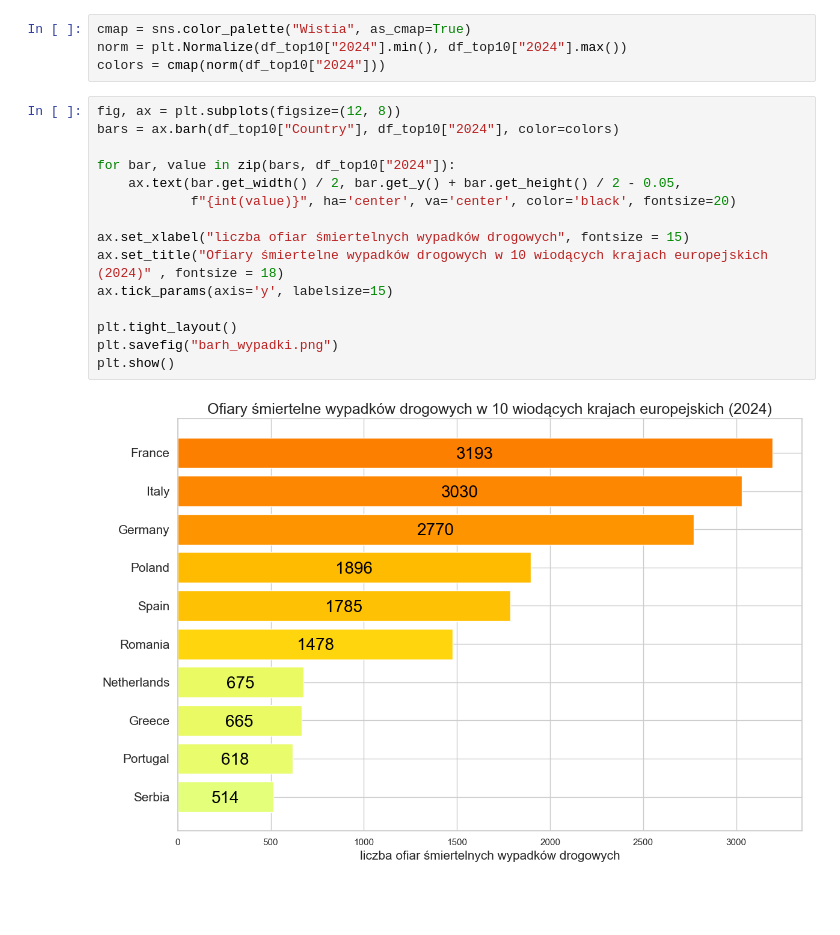
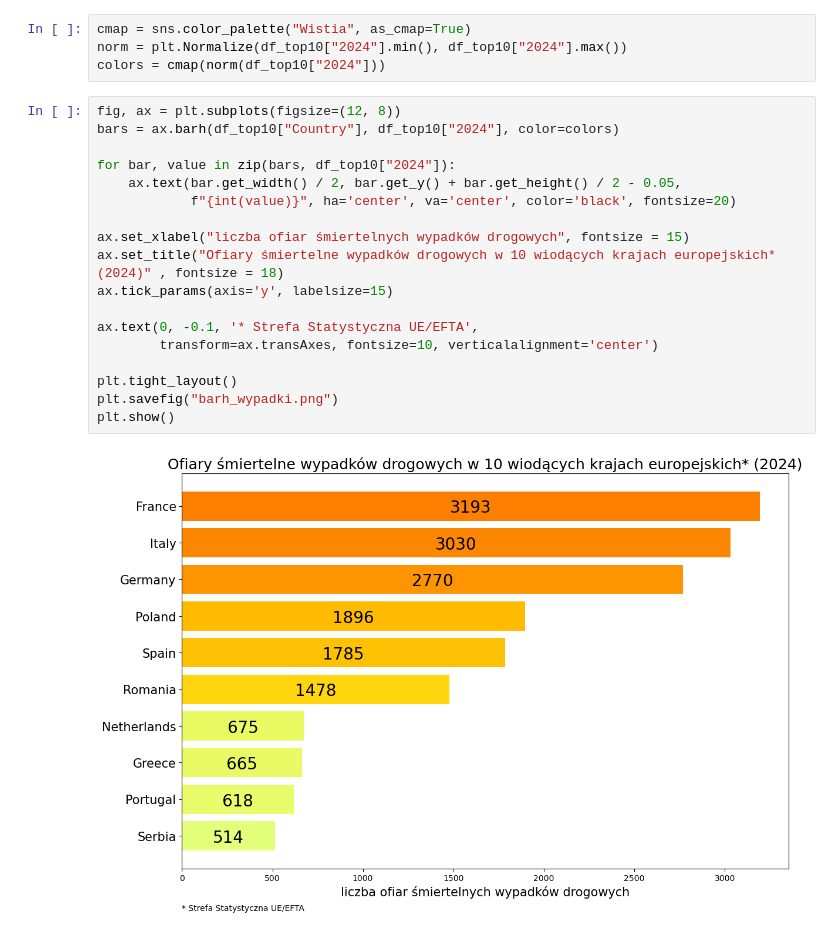
Before and after one commit to JankData/car-accidents-visualizations, a Jupyter notebook: notebooks/wypadki1.ipynb, the cells around one changed output. Saved outputs shown, nothing was run; the diff lists cells and outputs as text; blank space fills up the shorter version.

Commit message:
Specifyng data source
Specifyng data source in barh plot - EU/EFTA Statistical Area

```diff
--- a/notebooks/wypadki1.ipynb
+++ b/notebooks/wypadki1.ipynb
@@ -582,17 +589,20 @@ colors = cmap(norm(df_top10["2024"]))
 # %%
 fig, ax = plt.subplots(figsize=(12, 8))
 bars = ax.barh(df_top10["Country"], df_top10["2024"], color=colors)
 
 for bar, value in zip(bars, df_top10["2024"]):
     ax.text(bar.get_width() / 2, bar.get_y() + bar.get_height() / 2 - 0.05,
             f"{int(value)}", ha='center', va='center', color='black', fontsize=20)
 
 ax.set_xlabel("liczba ofiar śmiertelnych wypadków drogowych", fontsize = 15)
-ax.set_title("Ofiary śmiertelne wypadków drogowych w 10 wiodących krajach europejskich (2024)" , fontsize = 18)
+ax.set_title("Ofiary śmiertelne wypadków drogowych w 10 wiodących krajach europejskich* (2024)" , fontsize = 18)
 ax.tick_params(axis='y', labelsize=15)
+
+ax.text(0, -0.1, '* Strefa Statystyczna UE/EFTA',
+        transform=ax.transAxes, fontsize=10, verticalalignment='center')
 
 plt.tight_layout()
 plt.savefig("barh_wypadki.png")
 plt.show()
 # %% [output]
-[figure, old version]
+[figure, new version]
```
Also changed, not shown: parts of 3 cells of this notebook.
